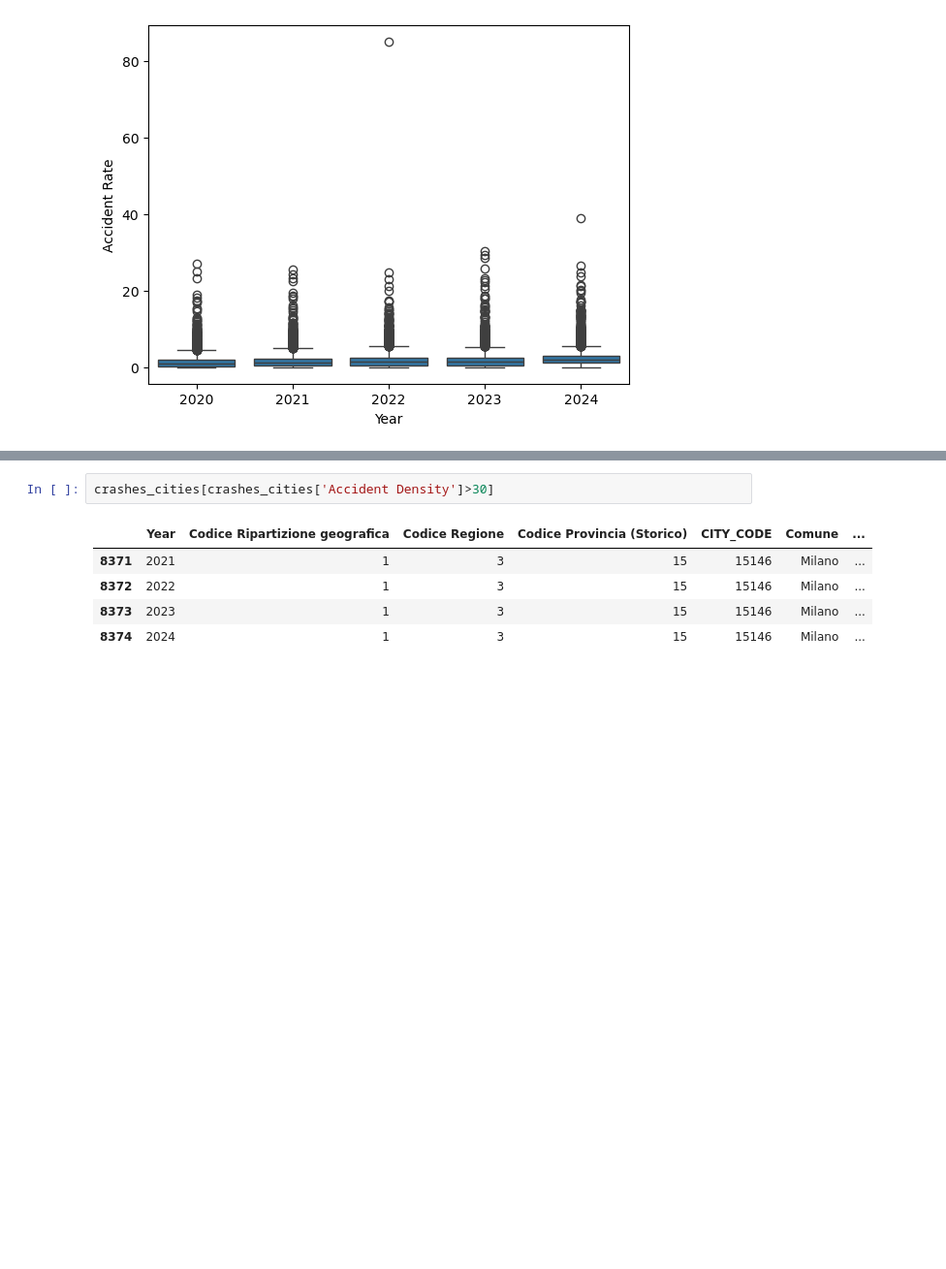
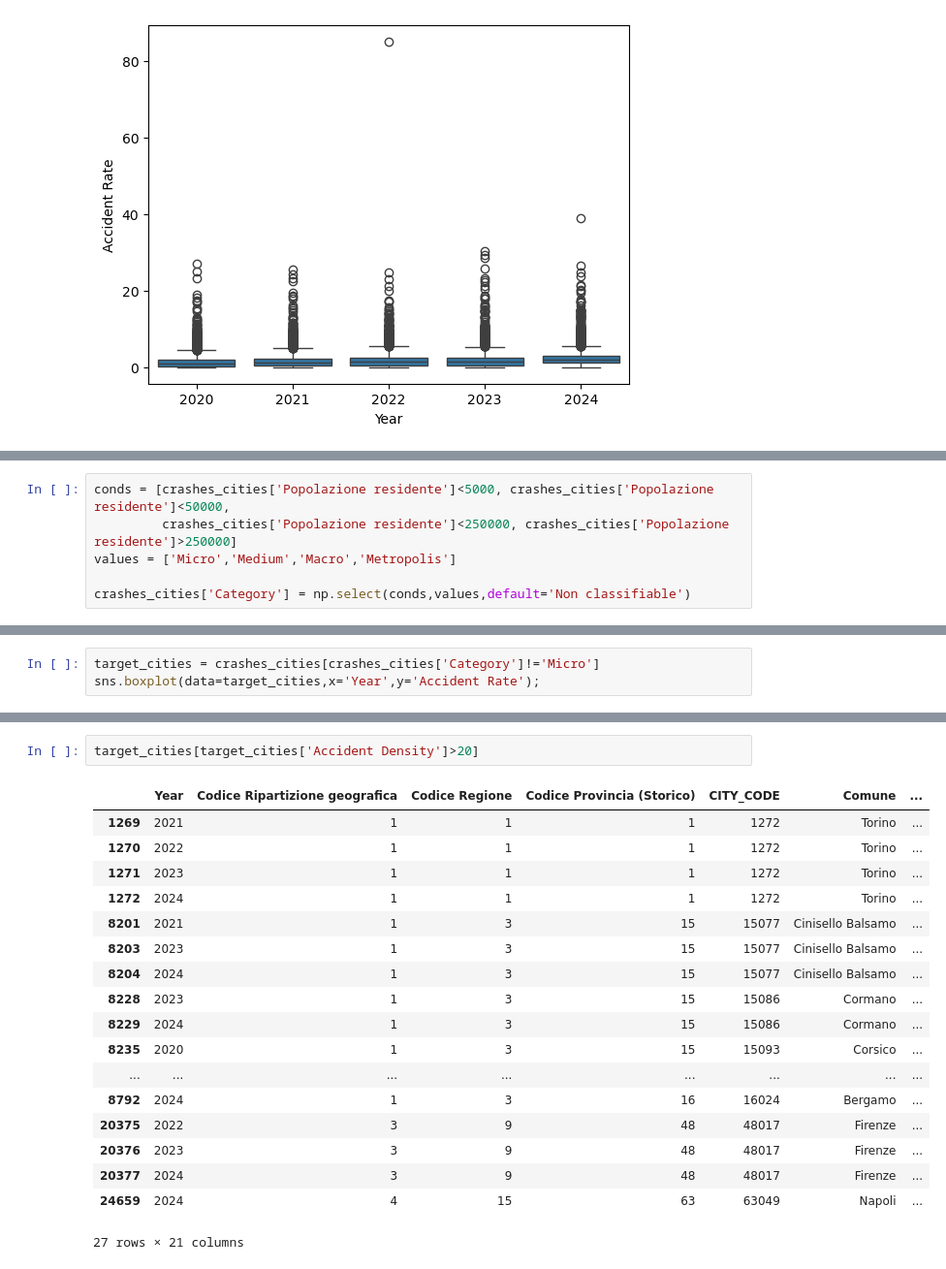
Before and after one commit to MarcoTosoni/boolean_project, a Jupyter notebook: data_analysis.ipynb, the cells around one changed output, grey strips where cells are left out. Shown at 97% size. Saved outputs shown, nothing was run; the diff lists cells and outputs as text; blank space fills up the shorter version.

```diff
--- a/data_analysis.ipynb
+++ b/data_analysis.ipynb
@@ -451,0 +460,6 @@ crashes_cities[crashes_cities['Accident Rate']>35]
+# %%
+conds = [crashes_cities['Popolazione residente']<5000, crashes_cities['Popolazione residente']<50000,
+         crashes_cities['Popolazione residente']<250000, crashes_cities['Popolazione residente']>250000]
+values = ['Micro','Medium','Macro','Metropolis']
+
+crashes_cities['Category'] = np.select(conds,values,default='Non classifiable')
@@ -451,0 +482,3 @@ crashes_cities[crashes_cities['Accident Rate']>35]
+# %%
+target_cities = crashes_cities[crashes_cities['Category']!='Micro']
+sns.boxplot(data=target_cities,x='Year',y='Accident Rate');
@@ -456,8 +507,21 @@ sns.boxplot(data=crashes_cities,x='Year',y='Accident Density');
 # %%
-crashes_cities[crashes_cities['Accident Density']>30]
+target_cities[target_cities['Accident Density']>20]
 # %% [output]
 |  | Year | Codice Ripartizione geografica | Codice Regione | Codice Provincia (Storico) | CITY_CODE | Comune | ... |
-| 8371 | 2021 | 1 | 3 | 15 | 15146 | Milano | ... |
-| 8372 | 2022 | 1 | 3 | 15 | 15146 | Milano | ... |
-| 8373 | 2023 | 1 | 3 | 15 | 15146 | Milano | ... |
-| 8374 | 2024 | 1 | 3 | 15 | 15146 | Milano | ... |
+| 1269 | 2021 | 1 | 1 | 1 | 1272 | Torino | ... |
+| 1270 | 2022 | 1 | 1 | 1 | 1272 | Torino | ... |
+| 1271 | 2023 | 1 | 1 | 1 | 1272 | Torino | ... |
+| 1272 | 2024 | 1 | 1 | 1 | 1272 | Torino | ... |
+| 8201 | 2021 | 1 | 3 | 15 | 15077 | Cinisello Balsamo | ... |
+| 8203 | 2023 | 1 | 3 | 15 | 15077 | Cinisello Balsamo | ... |
+| 8204 | 2024 | 1 | 3 | 15 | 15077 | Cinisello Balsamo | ... |
+| 8228 | 2023 | 1 | 3 | 15 | 15086 | Cormano | ... |
+| 8229 | 2024 | 1 | 3 | 15 | 15086 | Cormano | ... |
+| 8235 | 2020 | 1 | 3 | 15 | 15093 | Corsico | ... |
+| ... | ... | ... | ... | ... | ... | ... | ... |
+| 8792 | 2024 | 1 | 3 | 16 | 16024 | Bergamo | ... |
+| 20375 | 2022 | 3 | 9 | 48 | 48017 | Firenze | ... |
+| 20376 | 2023 | 3 | 9 | 48 | 48017 | Firenze | ... |
+| 20377 | 2024 | 3 | 9 | 48 | 48017 | Firenze | ... |
+| 24659 | 2024 | 4 | 15 | 63 | 63049 | Napoli | ... |
+27 rows × 21 columns
```
Also changed, not shown: parts of 16 cells of this notebook.
